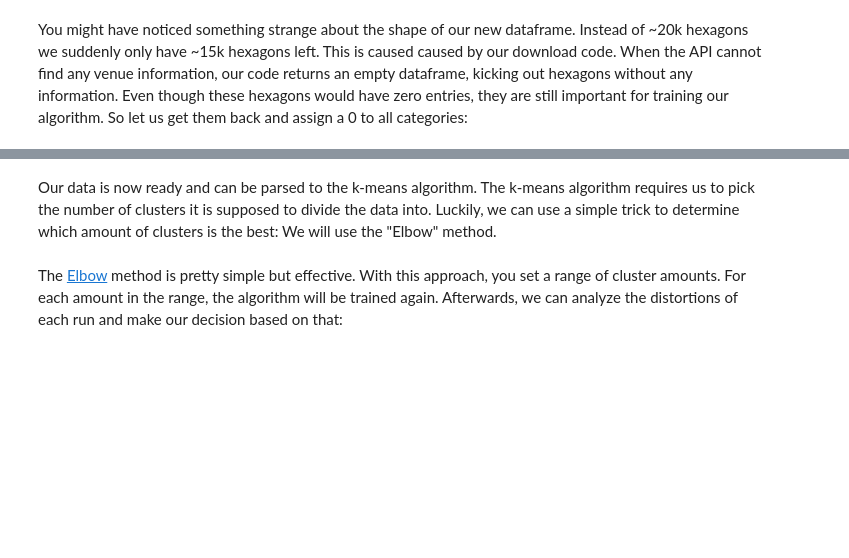
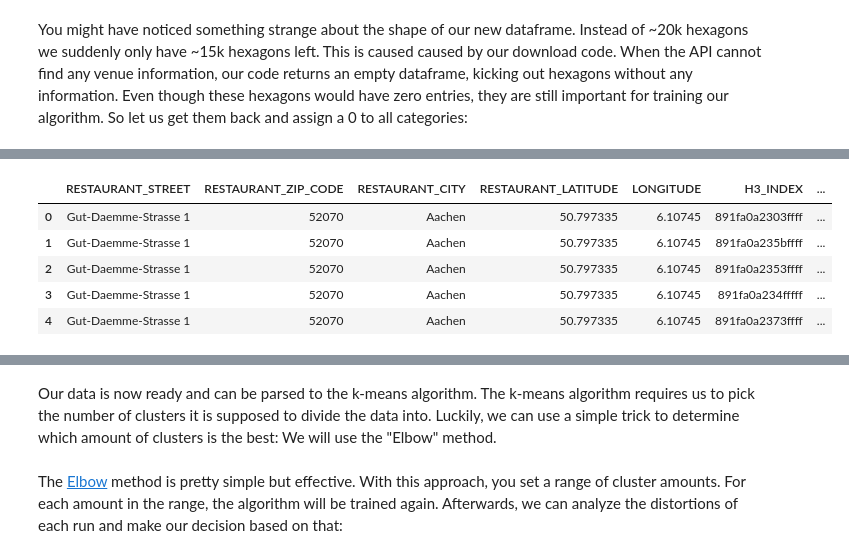
Before and after one commit to Mauricebuettgenbach/battle_of_the_neighborhoods, a Jupyter notebook: THE_BATTLE_OF_NEIHBORHOODS.ipynb, the cells around one changed output, grey strips where cells are left out. Drawn from its saved outputs; the diff is of its cells as text; code cells hidden in the pictures; blank space fills up the shorter version.

```diff
--- a/THE_BATTLE_OF_NEIHBORHOODS.ipynb
+++ b/THE_BATTLE_OF_NEIHBORHOODS.ipynb
@@ -1058,0 +1064,22 @@ venues_onehot_grouped = venues_onehot_grouped.fillna(0)
+# %%
+# Import working libraries
+import uuid
+
+# Get unique entries
+unique_ID = pd.DataFrame(restaurants_hexagons['RESTAURANT_STREET'].unique())
+
+# Create catchment area ID for restaurant hexagons
+unique_ID['CATCHMENT_ID'] = unique_ID.apply(lambda row: uuid.uuid1(), axis=1)
+
+# Parse back into restaurant variable
+restaurants_hexagons = restaurants_hexagons.merge(unique_ID, how='left', left_on='RESTAURANT_STREET', right_on=0)
+
+# unique_ID.head()
+restaurants_hexagons.head()
+# %% [output]
+|  | RESTAURANT_STREET | RESTAURANT_ZIP_CODE | RESTAURANT_CITY | RESTAURANT_LATITUDE | LONGITUDE | H3_INDEX | ... |
+| 0 | Gut-Daemme-Strasse 1 | 52070 | Aachen | 50.797335 | 6.10745 | 891fa0a2303ffff | ... |
+| 1 | Gut-Daemme-Strasse 1 | 52070 | Aachen | 50.797335 | 6.10745 | 891fa0a235bffff | ... |
+| 2 | Gut-Daemme-Strasse 1 | 52070 | Aachen | 50.797335 | 6.10745 | 891fa0a2353ffff | ... |
+| 3 | Gut-Daemme-Strasse 1 | 52070 | Aachen | 50.797335 | 6.10745 | 891fa0a234fffff | ... |
+| 4 | Gut-Daemme-Strasse 1 | 52070 | Aachen | 50.797335 | 6.10745 | 891fa0a2373ffff | ... |
```
Also changed, not shown: parts of 4 cells of this notebook.
